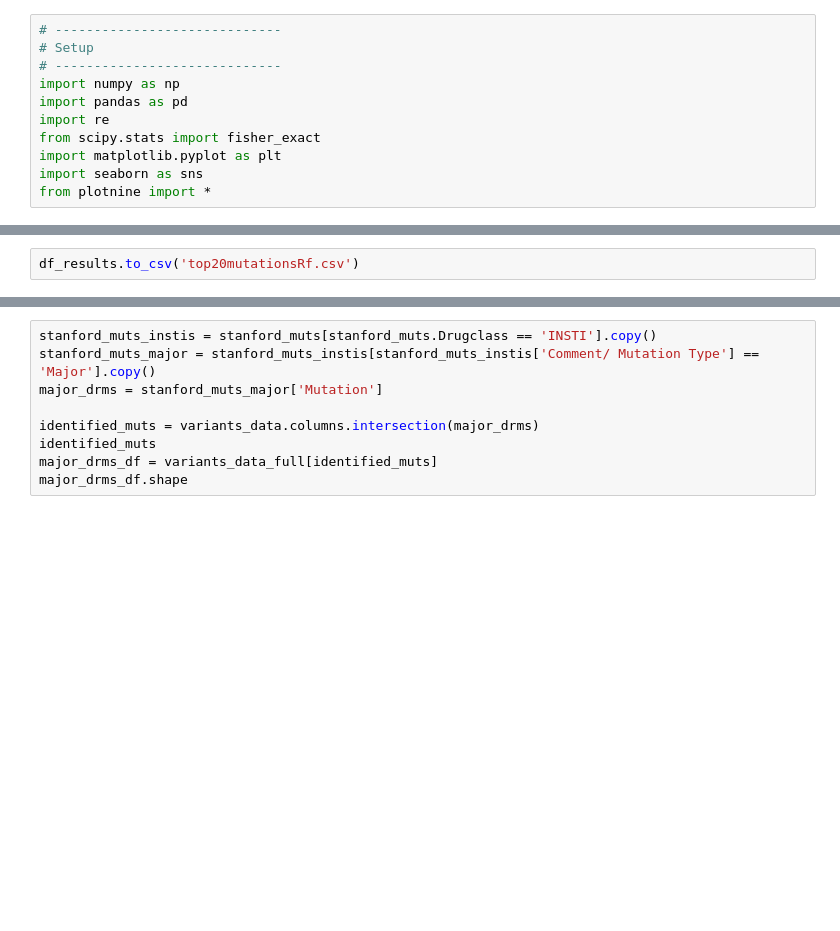
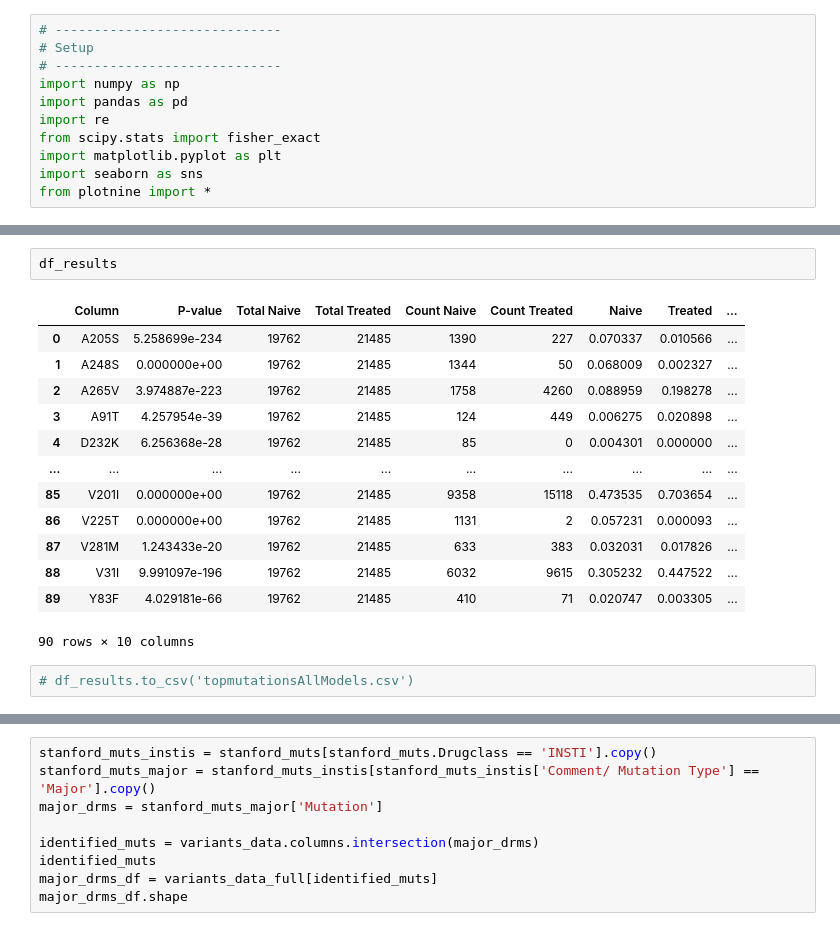
Before and after one commit to AlfredUg/ML4HIVDR, a Jupyter notebook: RelativeRisk.ipynb, the cells around one changed output, grey strips where cells are left out. Cells and saved outputs as stored; diff of their text form; blank space fills up the shorter version.

```diff
--- a/RelativeRisk.ipynb
+++ b/RelativeRisk.ipynb
@@ -126,5 +141,21 @@ print(df_results)
-# %%
-df_results.to_csv('top20mutationsRf.csv')
+# %%
+df_results
+# %% [output]
+|  | Column | P-value | Total Naive | Total Treated | Count Naive | Count Treated | Naive | Treated | ... |
+| 0 | A205S | 5.258699e-234 | 19762 | 21485 | 1390 | 227 | 0.070337 | 0.010566 | ... |
+| 1 | A248S | 0.000000e+00 | 19762 | 21485 | 1344 | 50 | 0.068009 | 0.002327 | ... |
+| 2 | A265V | 3.974887e-223 | 19762 | 21485 | 1758 | 4260 | 0.088959 | 0.198278 | ... |
+| 3 | A91T | 4.257954e-39 | 19762 | 21485 | 124 | 449 | 0.006275 | 0.020898 | ... |
+| 4 | D232K | 6.256368e-28 | 19762 | 21485 | 85 | 0 | 0.004301 | 0.000000 | ... |
+| ... | ... | ... | ... | ... | ... | ... | ... | ... | ... |
+| 85 | V201I | 0.000000e+00 | 19762 | 21485 | 9358 | 15118 | 0.473535 | 0.703654 | ... |
+| 86 | V225T | 0.000000e+00 | 19762 | 21485 | 1131 | 2 | 0.057231 | 0.000093 | ... |
+| 87 | V281M | 1.243433e-20 | 19762 | 21485 | 633 | 383 | 0.032031 | 0.017826 | ... |
+| 88 | V31I | 9.991097e-196 | 19762 | 21485 | 6032 | 9615 | 0.305232 | 0.447522 | ... |
+| 89 | Y83F | 4.029181e-66 | 19762 | 21485 | 410 | 71 | 0.020747 | 0.003305 | ... |
+90 rows × 10 columns
+# %%
+# df_results.to_csv('topmutationsAllModels.csv')
 # %%
 # Assume df_results is already computed from the previous code
 # Step 1: Subset the DataFrame
```
Also changed, not shown: parts of 32 cells of this notebook, 3 other files.
